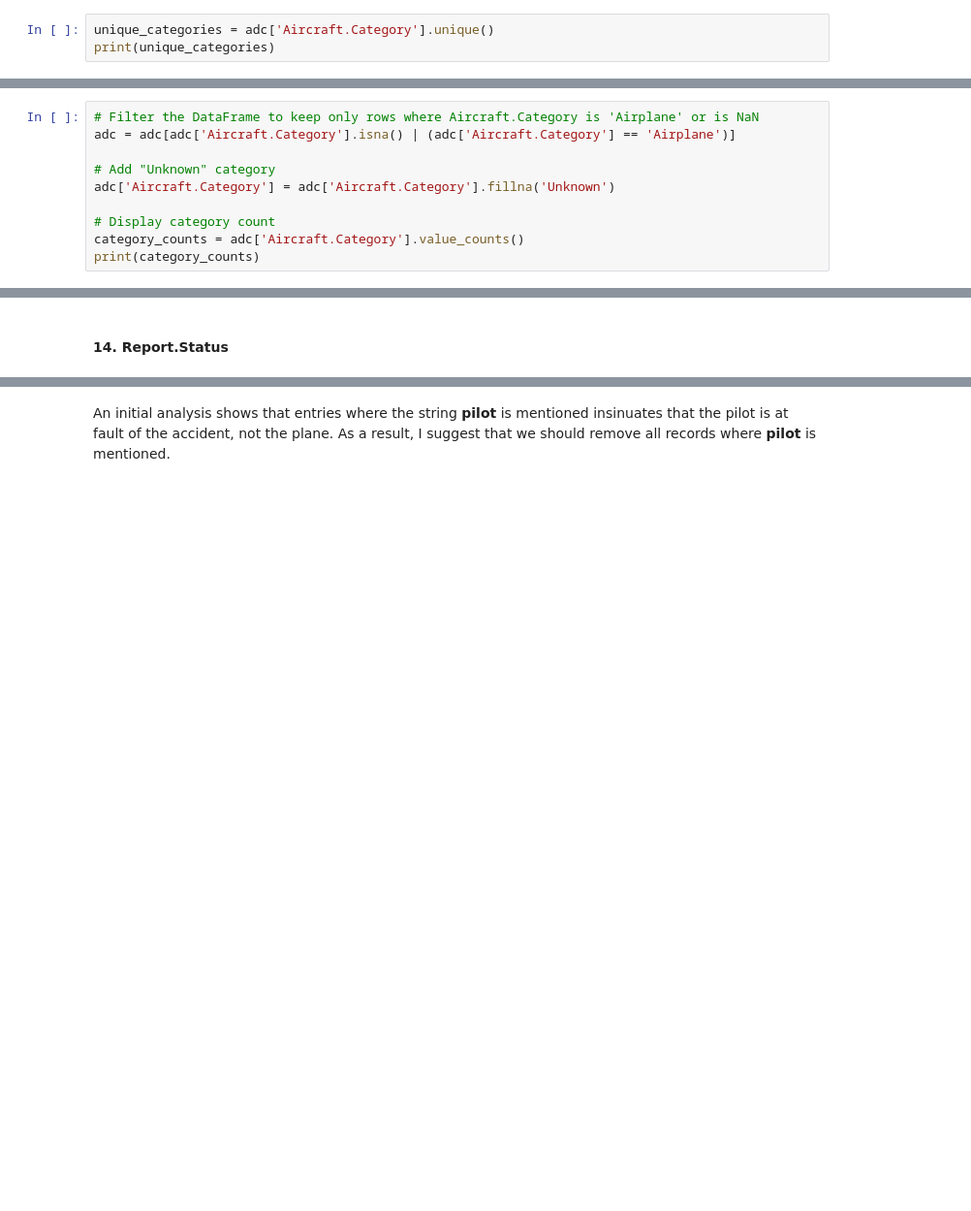
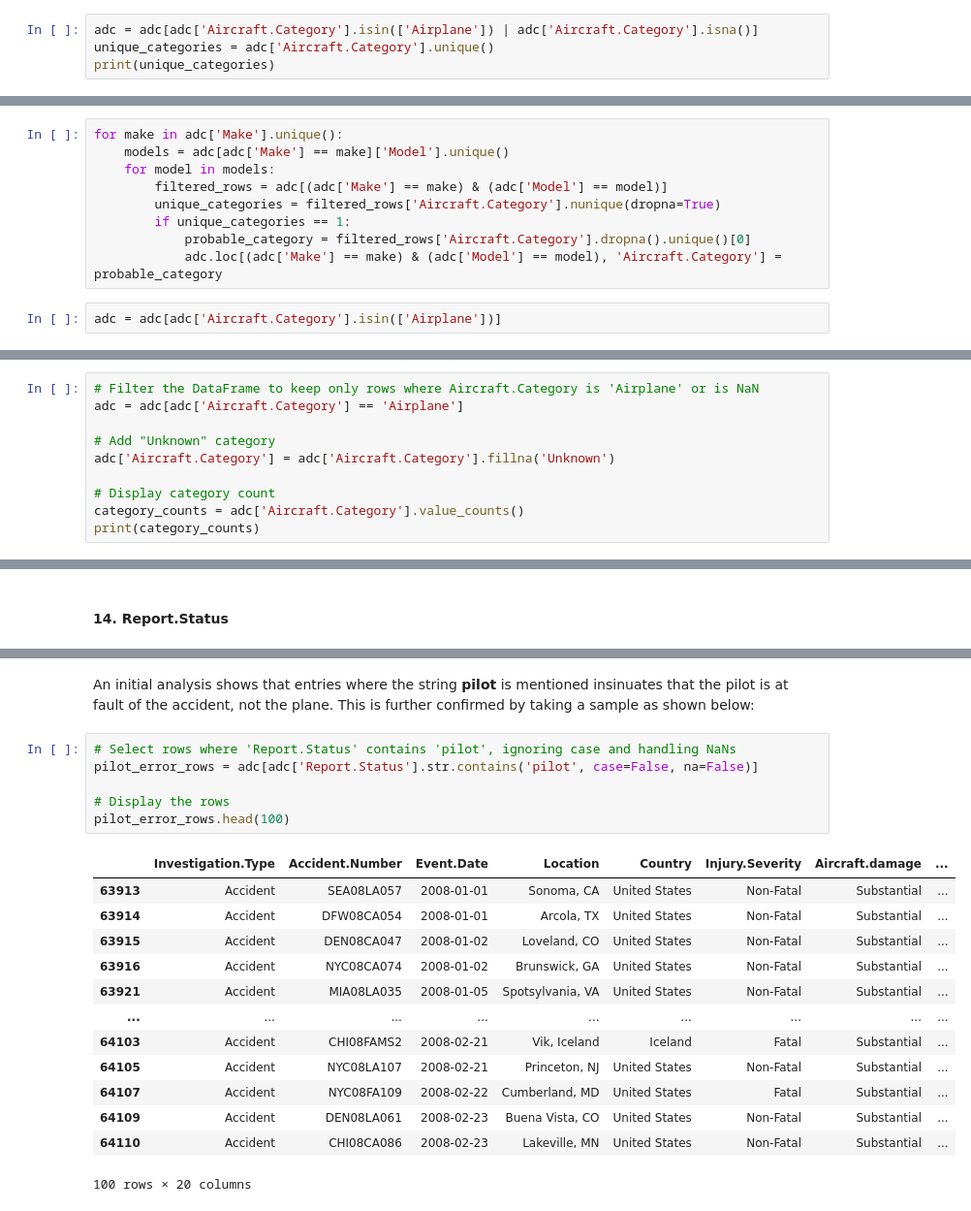
Before and after one commit to vkigen/dsc-phase-1-project-v3, a Jupyter notebook: final_index.ipynb, the cells around one changed output, grey strips where cells are left out. Shown at 97% size. Saved outputs shown, nothing was run; the diff lists cells and outputs as text; blank space fills up the shorter version.

```diff
--- a/final_index.ipynb
+++ b/final_index.ipynb
@@ -503,6 +504,7 @@ dtype: int64
 # %% [markdown]
 #### 9. Aircraft.Category
 # %%
+adc = adc[adc['Aircraft.Category'].isin(['Airplane']) | adc['Aircraft.Category'].isna()]
 unique_categories = adc['Aircraft.Category'].unique()
 print(unique_categories)
 # %% [output]
@@ -532,8 +512,19 @@ Name: Aircraft.Category, dtype: int64
+# %%
+for make in adc['Make'].unique():
+    models = adc[adc['Make'] == make]['Model'].unique()
+    for model in models:
+        filtered_rows = adc[(adc['Make'] == make) & (adc['Model'] == model)]
+        unique_categories = filtered_rows['Aircraft.Category'].nunique(dropna=True)
+        if unique_categories == 1:
+            probable_category = filtered_rows['Aircraft.Category'].dropna().unique()[0]
+            adc.loc[(adc['Make'] == make) & (adc['Model'] == model), 'Aircraft.Category'] = probable_category
+# %%
+adc = adc[adc['Aircraft.Category'].isin(['Airplane'])]
 # %% [markdown]
 Considering that our business problem states that we only interested in planes, we should drop all rows where `Aircraft.Category` is not <b>Airplane</b>. Retaining the NaN rows is of interest due to the large number of rows. We shall replace the NaN values with <b>Unknown</b> as a placeholder.
 # %%
 # Filter the DataFrame to keep only rows where Aircraft.Category is 'Airplane' or is NaN
-adc = adc[adc['Aircraft.Category'].isna() | (adc['Aircraft.Category'] == 'Airplane')]
+adc = adc[adc['Aircraft.Category'] == 'Airplane']
 
 # Add "Unknown" category
 adc['Aircraft.Category'] = adc['Aircraft.Category'].fillna('Unknown')
@@ -772,4 +761,24 @@ print(adc['Report.Status'].unique())
  'The pilot\x92s failure to secure the magneto switch before attempting to hand rotate the engine which resulted in an inadvertent engine start, a runaway airplane, and subsequent impact with parked a ...
  'The pilot\x92s loss of control due to a wind gust during landing.']
 # %% [markdown]
-An initial analysis shows that entries where the string <b>pilot</b> is mentioned insinuates that the pilot is at fault of the accident, not the plane. As a result, I suggest that we should remove all records where <b>pilot</b> is mentioned.
+An initial analysis shows that entries where the string <b>pilot</b> is mentioned insinuates that the pilot is at fault of the accident, not the plane. This is further confirmed by taking a sample as shown below:
+# %%
+# Select rows where 'Report.Status' contains 'pilot', ignoring case and handling NaNs
+pilot_error_rows = adc[adc['Report.Status'].str.contains('pilot', case=False, na=False)]
+
+# Display the rows
+pilot_error_rows.head(100)
+# %% [output]
+|  | Investigation.Type | Accident.Number | Event.Date | Location | Country | Injury.Severity | Aircraft.damage | ... |
+| 63913 | Accident | SEA08LA057 | 2008-01-01 | Sonoma, CA | United States | Non-Fatal | Substantial | ... |
+| 63914 | Accident | DFW08CA054 | 2008-01-01 | Arcola, TX | United States | Non-Fatal | Substantial | ... |
+| 63915 | Accident | DEN08CA047 | 2008-01-02 | Loveland, CO | United States | Non-Fatal | Substantial | ... |
+| 63916 | Accident | NYC08CA074 | 2008-01-02 | Brunswick, GA | United States | Non-Fatal | Substantial | ... |
+| 63921 | Accident | MIA08LA035 | 2008-01-05 | Spotsylvania, VA | United States | Non-Fatal | Substantial | ... |
+| ... | ... | ... | ... | ... | ... | ... | ... | ... |
+| 64103 | Accident | CHI08FAMS2 | 2008-02-21 | Vik, Iceland | Iceland | Fatal | Substantial | ... |
+| 64105 | Accident | NYC08LA107 | 2008-02-21 | Princeton, NJ | United States | Non-Fatal | Substantial | ... |
+| 64107 | Accident | NYC08FA109 | 2008-02-22 | Cumberland, MD | United States | Fatal | Substantial | ... |
+| 64109 | Accident | DEN08LA061 | 2008-02-23 | Buena Vista, CO | United States | Non-Fatal | Substantial | ... |
+| 64110 | Accident | CHI08CA086 | 2008-02-23 | Lakeville, MN | United States | Non-Fatal | Substantial | ... |
+100 rows × 20 columns
```
Also changed, not shown: parts of 65 cells of this notebook, 2 other files.
